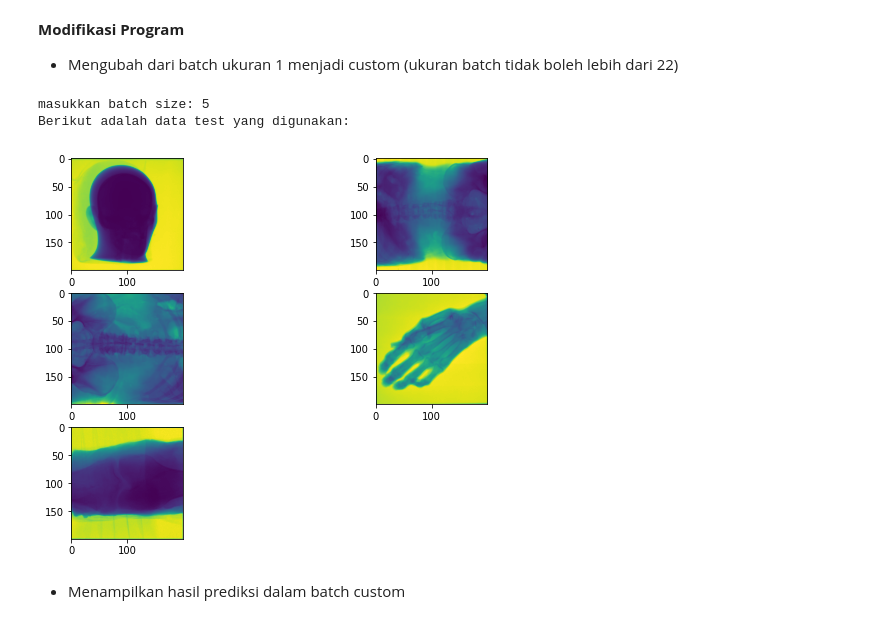
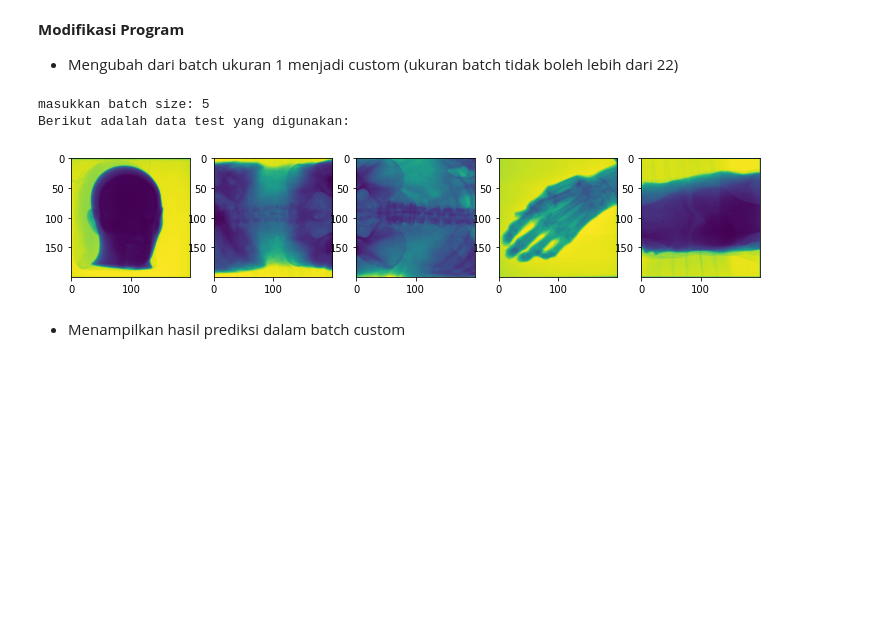
Before and after one commit to gabriellaaileen/ADL, a Jupyter notebook: UTS ADL/UTS_ADL_XNet.ipynb, the cells around one changed output. Saved outputs shown, nothing was run; the diff lists cells and outputs as text; code cells hidden in the pictures; blank space fills up the shorter version.

```diff
--- a/UTS ADL/UTS_ADL_XNet.ipynb
+++ b/UTS ADL/UTS_ADL_XNet.ipynb
@@ -79,19 +79,19 @@ ________________________________________________________________________________
 # %%
 #Menampilkan testing images dalam batch
 
 batch_size=int(input("masukkan batch size: "))
 if batch_size > 22:
   print("maaf, ukuran batch melebihi ukuran dataset")
 else:
-  fig = plt.figure(figsize=(10, 7))
+  fig = plt.figure(figsize=(20, 20))
   print("Berikut adalah data test yang digunakan: ")
   for i in range(batch_size):
-    fig.add_subplot(3, 2, i+1)
+    fig.add_subplot(3, 8, i+1)
     plt.imshow(test_images[i].reshape(200,200))
 # %% [output]
 masukkan batch size: 5
 Berikut adalah data test yang digunakan:
-[figure, old version]
+[figure, new version]
 # %% [markdown]
 * Menampilkan hasil prediksi dalam batch custom
 # %%
```
Also changed, not shown: parts of 2 cells of this notebook.
